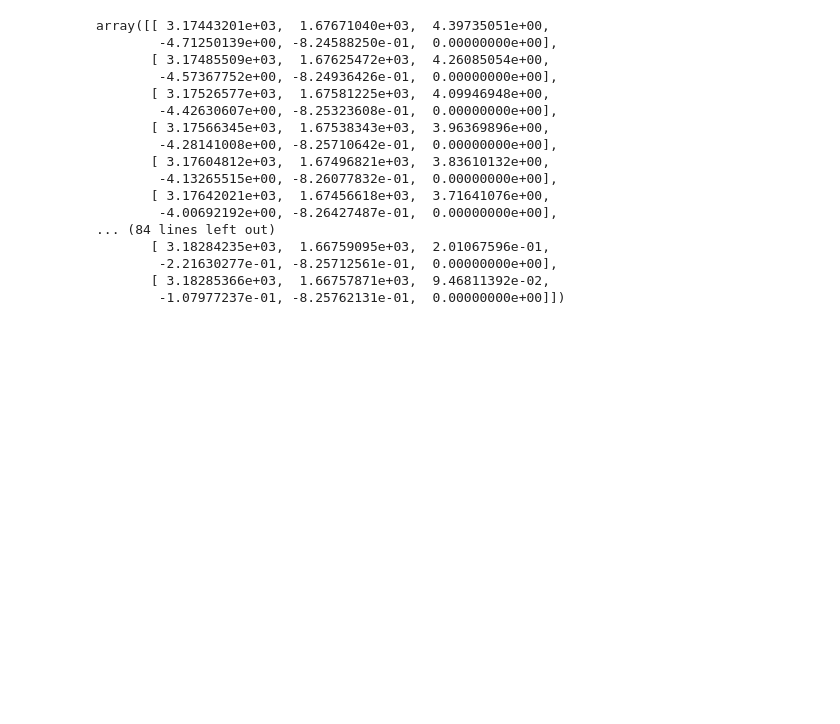
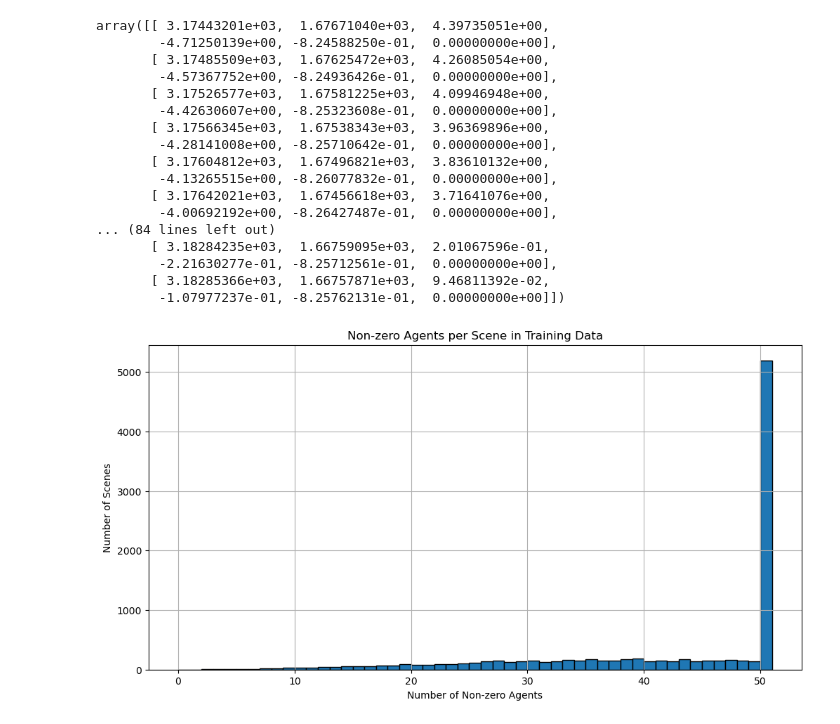
Before and after one commit to Lizhecheng02/1st-Solution-UCSD-CSE251B-Kaggle-Trajectory-Prediction, a Jupyter notebook: eda.ipynb, the cells around one changed output. Drawn from its saved outputs; the diff is of its cells as text; code cells hidden in the pictures; blank space fills up the shorter version.

```diff
--- a/eda.ipynb
+++ b/eda.ipynb
@@ -51,3 +52,25 @@ array([[ 3.17443201e+03,  1.67671040e+03,  4.39735051e+00,
         -2.21630277e-01, -8.25712561e-01,  0.00000000e+00],
        [ 3.18285366e+03,  1.66757871e+03,  9.46811392e-02,
         -1.07977237e-01, -8.25762131e-01,  0.00000000e+00]])
+# %%
+def count_non_zero_agents(data):
+    non_zero_counts = []
+    for scene in data:
+        agent_mask = np.any(scene != 0, axis=(1, 2))
+        count = np.sum(agent_mask)
+        non_zero_counts.append(count)
+    return non_zero_counts
+
+
+train_non_zero_counts = count_non_zero_agents(train_data)
+test_non_zero_counts = count_non_zero_agents(test_data)
+# %%
+plt.figure(figsize=(12, 6))
+plt.hist(train_non_zero_counts, bins=range(0, 52), edgecolor="black")
+plt.title("Non-zero Agents per Scene in Training Data")
+plt.xlabel("Number of Non-zero Agents")
+plt.ylabel("Number of Scenes")
+plt.grid(True)
+plt.show()
+# %% [output]
+[figure, added]
```
Also changed, not shown: parts of 2 cells of this notebook, 5 other files.
